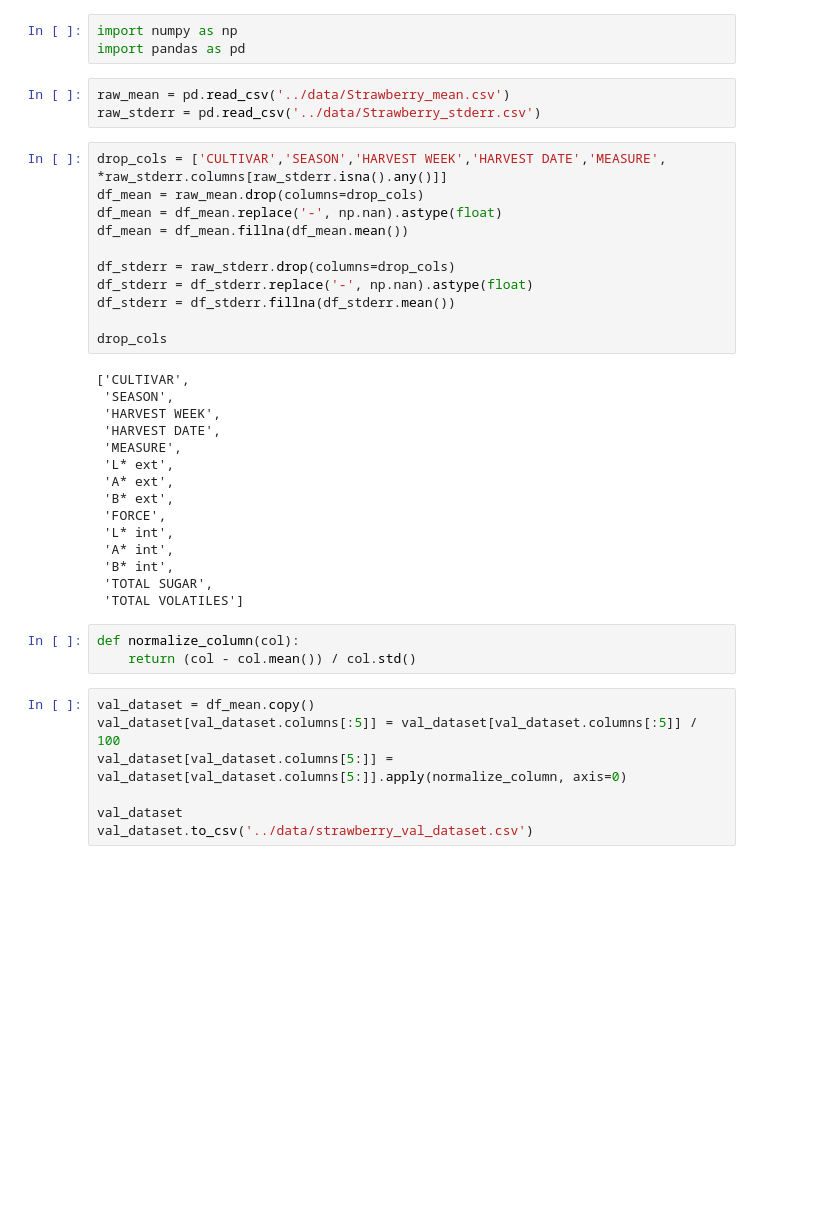
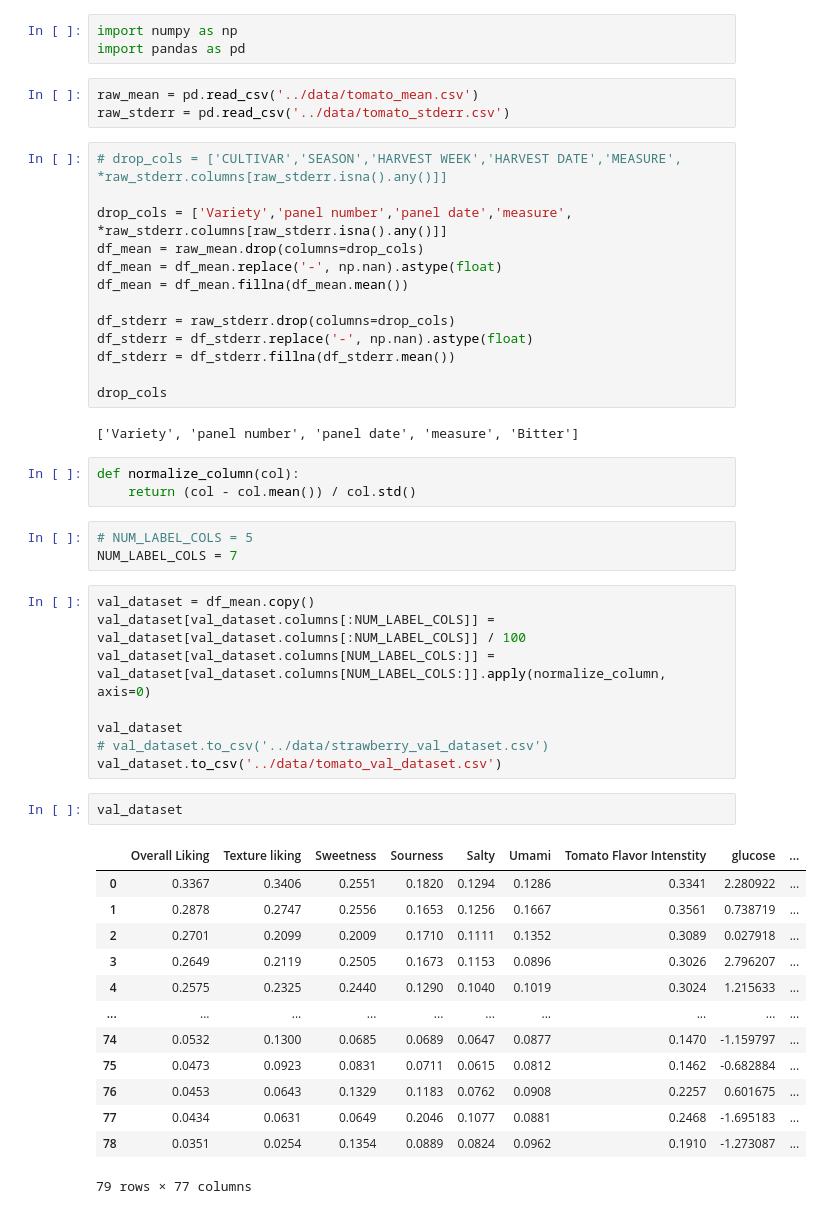
Before and after one commit to Rory-Dam/master_thesis, a Jupyter notebook: strawberry/dataset.ipynb, the cells around one changed output. Saved outputs shown, nothing was run; the diff lists cells and outputs as text; blank space fills up the shorter version.

```diff
--- a/strawberry/dataset.ipynb
+++ b/strawberry/dataset.ipynb
@@ -2,10 +2,12 @@
 import numpy as np
 import pandas as pd
 # %%
-raw_mean = pd.read_csv('../data/Strawberry_mean.csv')
-raw_stderr = pd.read_csv('../data/Strawberry_stderr.csv')
+raw_mean = pd.read_csv('../data/tomato_mean.csv')
+raw_stderr = pd.read_csv('../data/tomato_stderr.csv')
 # %%
-drop_cols = ['CULTIVAR','SEASON','HARVEST WEEK','HARVEST DATE','MEASURE', *raw_stderr.columns[raw_stderr.isna().any()]]
+# drop_cols = ['CULTIVAR','SEASON','HARVEST WEEK','HARVEST DATE','MEASURE', *raw_stderr.columns[raw_stderr.isna().any()]]
+
+drop_cols = ['Variety','panel number','panel date','measure', *raw_stderr.columns[raw_stderr.isna().any()]]
 df_mean = raw_mean.drop(columns=drop_cols)
 df_mean = df_mean.replace('-', np.nan).astype(float)
 df_mean = df_mean.fillna(df_mean.mean())
@@ -16,30 +18,37 @@ df_stderr = df_stderr.fillna(df_stderr.mean())
 
 drop_cols
 # %% [output]
-['CULTIVAR',
- 'SEASON',
- 'HARVEST WEEK',
- 'HARVEST DATE',
- 'MEASURE',
- 'L* ext',
- 'A* ext',
- 'B* ext',
- 'FORCE',
- 'L* int',
- 'A* int',
- 'B* int',
- 'TOTAL SUGAR',
- 'TOTAL VOLATILES']
+['Variety', 'panel number', 'panel date', 'measure', 'Bitter']
 # %%
 def normalize_column(col):
     return (col - col.mean()) / col.std()
+# %%
+# NUM_LABEL_COLS = 5
+NUM_LABEL_COLS = 7
 # %%
 val_dataset = df_mean.copy()
-val_dataset[val_dataset.columns[:5]] = val_dataset[val_dataset.columns[:5]] / 100
-val_dataset[val_dataset.columns[5:]] = val_dataset[val_dataset.columns[5:]].apply(normalize_column, axis=0)
+val_dataset[val_dataset.columns[:NUM_LABEL_COLS]] = val_dataset[val_dataset.columns[:NUM_LABEL_COLS]] / 100
+val_dataset[val_dataset.columns[NUM_LABEL_COLS:]] = val_dataset[val_dataset.columns[NUM_LABEL_COLS:]].apply(normalize_column, axis=0)
 
 val_dataset
-val_dataset.to_csv('../data/strawberry_val_dataset.csv')
+# val_dataset.to_csv('../data/strawberry_val_dataset.csv')
+val_dataset.to_csv('../data/tomato_val_dataset.csv')
+# %%
+val_dataset
+# %% [output]
+|  | Overall Liking | Texture liking | Sweetness | Sourness | Salty | Umami | Tomato Flavor Intenstity | glucose | ... |
+| 0 | 0.3367 | 0.3406 | 0.2551 | 0.1820 | 0.1294 | 0.1286 | 0.3341 | 2.280922 | ... |
+| 1 | 0.2878 | 0.2747 | 0.2556 | 0.1653 | 0.1256 | 0.1667 | 0.3561 | 0.738719 | ... |
+| 2 | 0.2701 | 0.2099 | 0.2009 | 0.1710 | 0.1111 | 0.1352 | 0.3089 | 0.027918 | ... |
+| 3 | 0.2649 | 0.2119 | 0.2505 | 0.1673 | 0.1153 | 0.0896 | 0.3026 | 2.796207 | ... |
+| 4 | 0.2575 | 0.2325 | 0.2440 | 0.1290 | 0.1040 | 0.1019 | 0.3024 | 1.215633 | ... |
+| ... | ... | ... | ... | ... | ... | ... | ... | ... | ... |
+| 74 | 0.0532 | 0.1300 | 0.0685 | 0.0689 | 0.0647 | 0.0877 | 0.1470 | -1.159797 | ... |
+| 75 | 0.0473 | 0.0923 | 0.0831 | 0.0711 | 0.0615 | 0.0812 | 0.1462 | -0.682884 | ... |
+| 76 | 0.0453 | 0.0643 | 0.1329 | 0.1183 | 0.0762 | 0.0908 | 0.2257 | 0.601675 | ... |
+| 77 | 0.0434 | 0.0631 | 0.0649 | 0.2046 | 0.1077 | 0.0881 | 0.2468 | -1.695183 | ... |
+| 78 | 0.0351 | 0.0254 | 0.1354 | 0.0889 | 0.0824 | 0.0962 | 0.1910 | -1.273087 | ... |
+79 rows × 77 columns
 # %%
 df_samples = pd.DataFrame()
 
```
Also changed, not shown: parts of 2 cells of this notebook, 6 other files.
